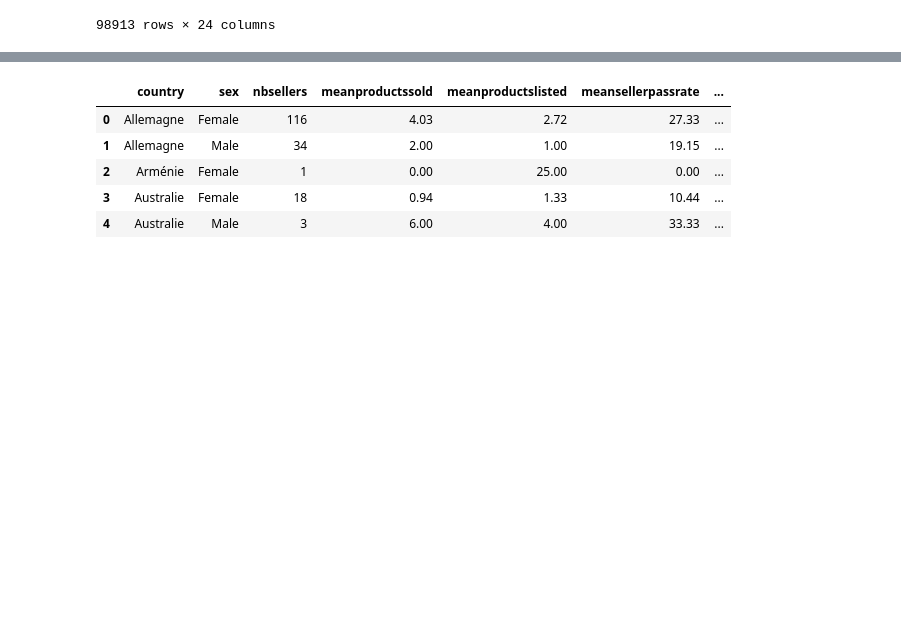
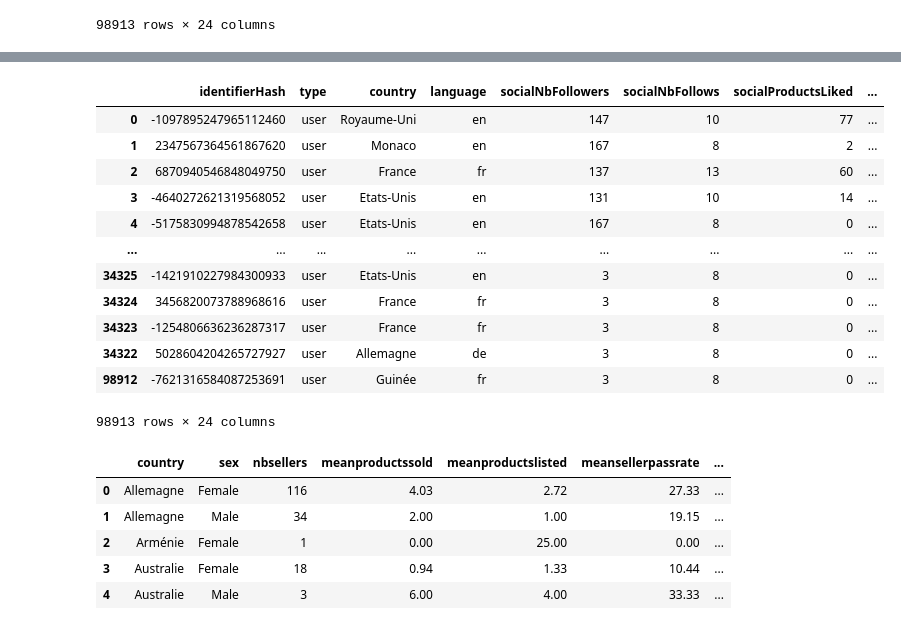
Before and after one commit to FriedaTims-Jansma/E-commerce_SQL, a Jupyter notebook: notebooks/Ecommerce-users-of-a-french-c2c-fashion-store.ipynb, the cells around one changed output, grey strips where cells are left out. Drawn from its saved outputs; the diff is of its cells as text; code cells hidden in the pictures; blank space fills up the shorter version.

```diff
--- a/notebooks/Ecommerce-users-of-a-french-c2c-fashion-store.ipynb
+++ b/notebooks/Ecommerce-users-of-a-french-c2c-fashion-store.ipynb
@@ -31,3 +46,19 @@ df_users
+# %%
+df_users.sort_values(by=['productsSold'], ascending=False)
+# %% [output]
+|  | identifierHash | type | country | language | socialNbFollowers | socialNbFollows | socialProductsLiked | ... |
+| 0 | -1097895247965112460 | user | Royaume-Uni | en | 147 | 10 | 77 | ... |
+| 1 | 2347567364561867620 | user | Monaco | en | 167 | 8 | 2 | ... |
+| 2 | 6870940546848049750 | user | France | fr | 137 | 13 | 60 | ... |
+| 3 | -4640272621319568052 | user | Etats-Unis | en | 131 | 10 | 14 | ... |
+| 4 | -5175830994878542658 | user | Etats-Unis | en | 167 | 8 | 0 | ... |
+| ... | ... | ... | ... | ... | ... | ... | ... | ... |
+| 34325 | -1421910227984300933 | user | Etats-Unis | en | 3 | 8 | 0 | ... |
+| 34324 | 3456820073788968616 | user | France | fr | 3 | 8 | 0 | ... |
+| 34323 | -1254806636236287317 | user | France | fr | 3 | 8 | 0 | ... |
+| 34322 | 5028604204265727927 | user | Allemagne | de | 3 | 8 | 0 | ... |
+| 98912 | -7621316584087253691 | user | Guinée | fr | 3 | 8 | 0 | ... |
+98913 rows × 24 columns
 # %%
 df_comparison = pd.read_csv("comparison_of_sellers_by_gender_and_country.csv")
 # %%
```
Also changed, not shown: parts of 12 cells of this notebook.
